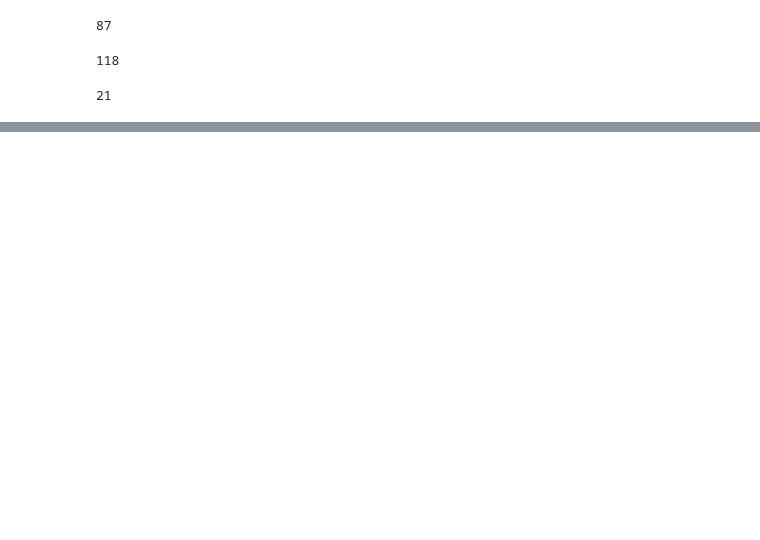
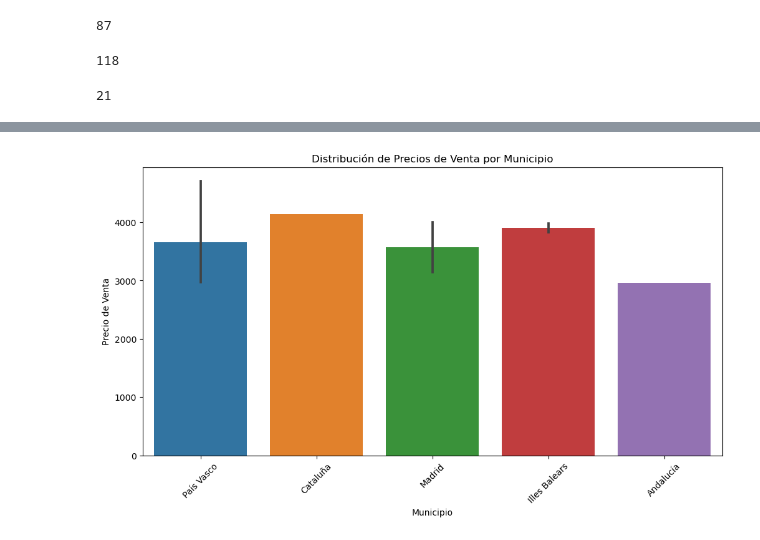
Before and after one commit to esteban-bit/Project-ETL, a Jupyter notebook: Proyecto ETL.ipynb, the cells around one changed output, grey strips where cells are left out. Saved outputs shown, nothing was run; the diff lists cells and outputs as text; code cells hidden in the pictures; blank space fills up the shorter version.

```diff
--- a/Proyecto ETL.ipynb
+++ b/Proyecto ETL.ipynb
@@ -1076,3 +982,0 @@ pd.read_sql(query, cursor)
-# %%
-columnas_a_eliminar = ['index', 'Comunidad Autónoma','Localización', 'index', 'Unnamed: 0']
-datos = datos.drop(columnas_a_eliminar, axis=1)
@@ -1078,0 +995,18 @@ datos = datos.drop(columnas_a_eliminar, axis=1)
+# %%
+import seaborn as sns
+import matplotlib.pyplot as plt
+
+plt.figure(figsize=(12, 6))
+sns.barplot(data=datos, x="ComunidadAutónoma", y="Preciom2jul")
+
+# Personalizar el gráfico
+plt.title("Distribución de Precios de Venta por Municipio")
+plt.xlabel("Municipio")
+plt.ylabel("Precio de Venta")
+
+# Rotar los nombres en el eje x
+plt.xticks(rotation=45)
+
+plt.show()
+# %% [output]
+[figure, added]
```
Also changed, not shown: parts of 34 cells of this notebook, 8 other files.
